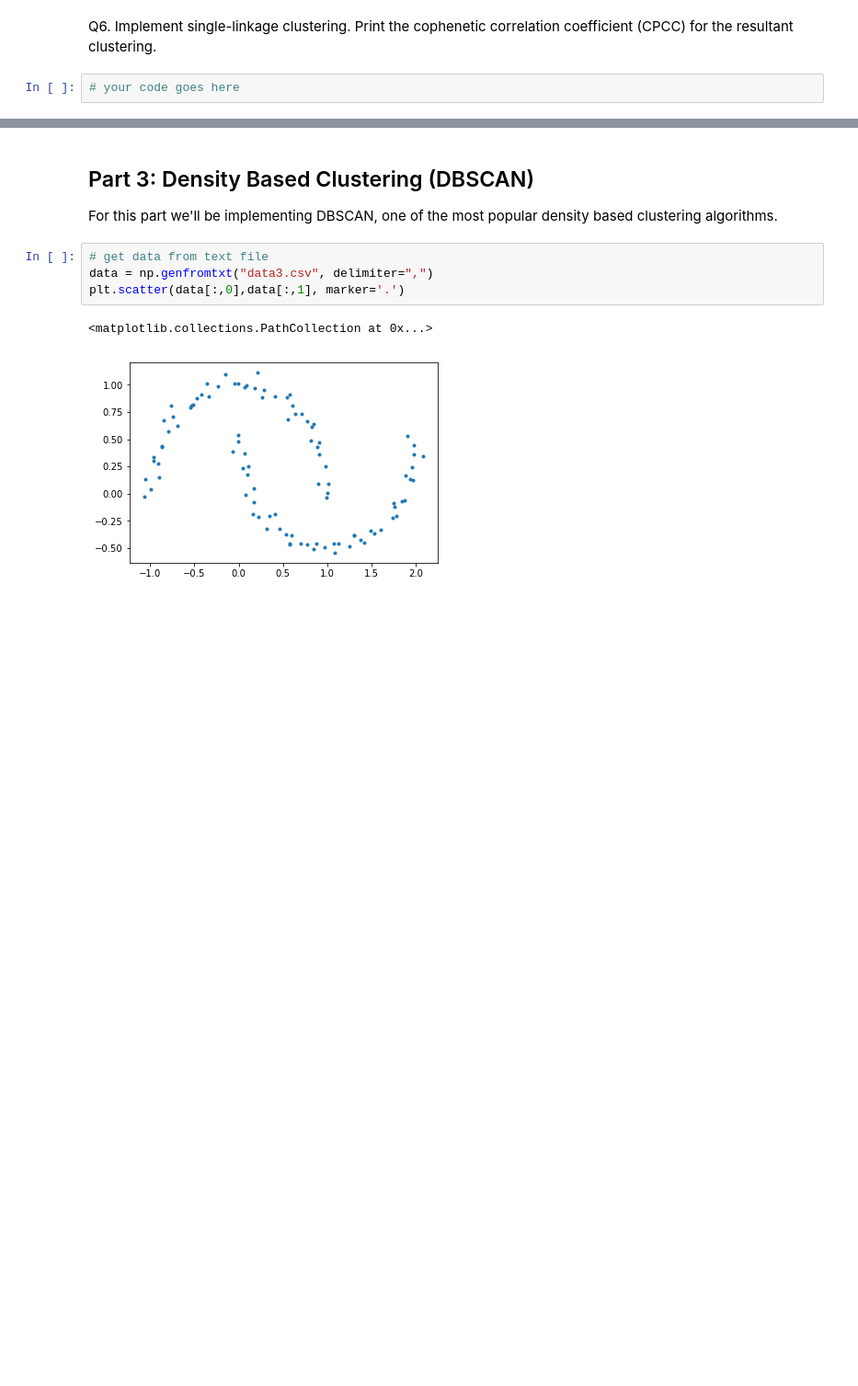
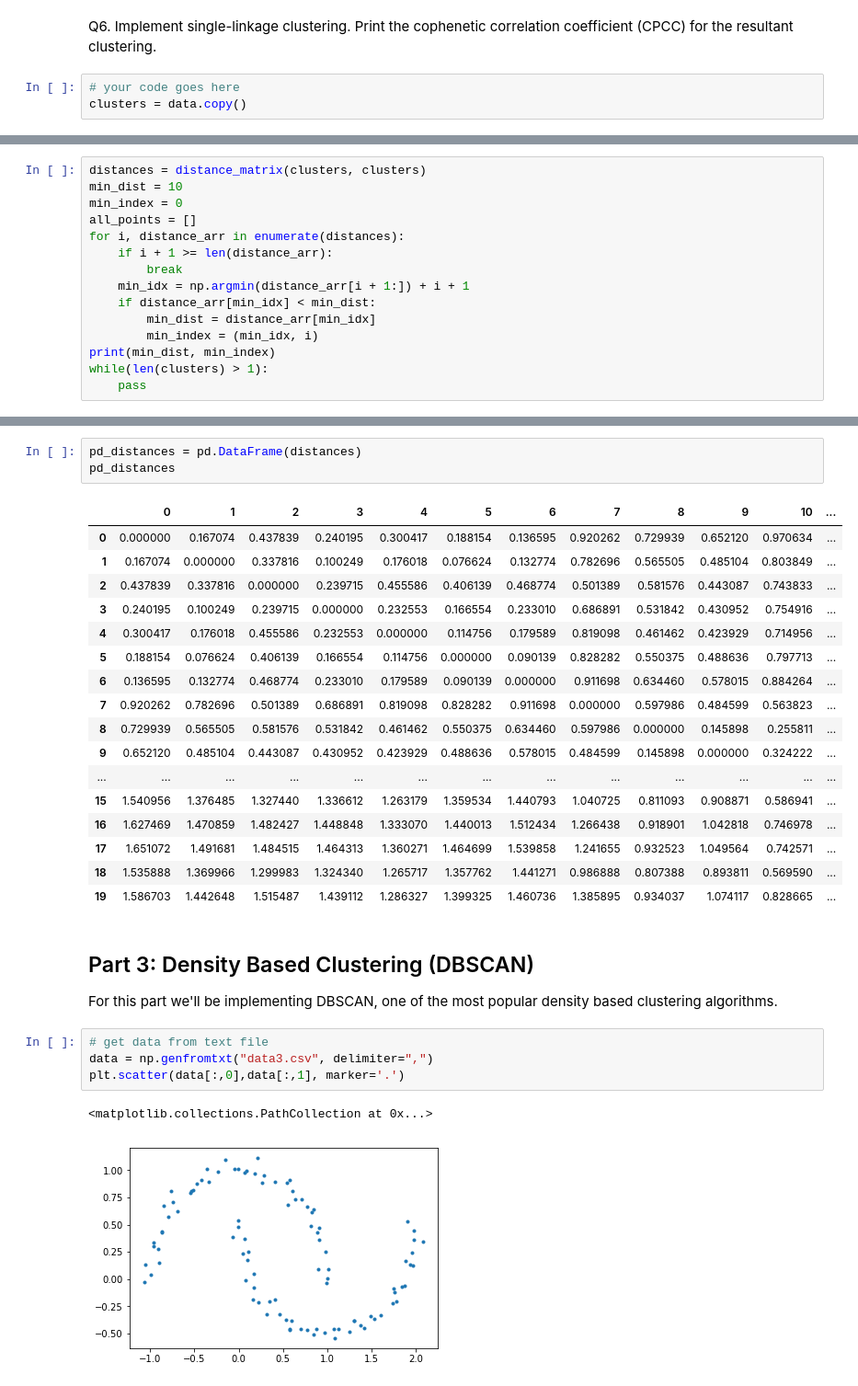
Before and after one commit to PatrickKlingler/CS363D-Assignment-2, a Jupyter notebook: Assignment2.ipynb, the cells around one changed output, grey strips where cells are left out. Shown at 92% size. Drawn from its saved outputs; the diff is of its cells as text; blank space fills up the shorter version.

```diff
--- a/Assignment2.ipynb
+++ b/Assignment2.ipynb
@@ -150,3 +133,4 @@ print (data)
 Q6. Implement single-linkage clustering. Print the cophenetic correlation coefficient (CPCC) for the resultant clustering.
 # %%
 # your code goes here
+clusters = data.copy()
@@ -152,0 +162,15 @@ Q6. Implement single-linkage clustering. Print the cophenetic correlation coeffi
+# %%
+distances = distance_matrix(clusters, clusters)
+min_dist = 10
+min_index = 0
+all_points = []
+for i, distance_arr in enumerate(distances):
+    if i + 1 >= len(distance_arr):
+        break
+    min_idx = np.argmin(distance_arr[i + 1:]) + i + 1
+    if distance_arr[min_idx] < min_dist:
+        min_dist = distance_arr[min_idx]
+        min_index = (min_idx, i)
+print(min_dist, min_index)
+while(len(clusters) > 1):
+    pass
@@ -153,3 +198,24 @@ Q6. Implement single-linkage clustering. Print the cophenetic correlation coeffi
+# %%
+pd_distances = pd.DataFrame(distances)
+pd_distances
+# %% [output]
+|  | 0 | 1 | 2 | 3 | 4 | 5 | 6 | 7 | 8 | 9 | 10 | ... |
+| 0 | 0.000000 | 0.167074 | 0.437839 | 0.240195 | 0.300417 | 0.188154 | 0.136595 | 0.920262 | 0.729939 | 0.652120 | 0.970634 | ... |
+| 1 | 0.167074 | 0.000000 | 0.337816 | 0.100249 | 0.176018 | 0.076624 | 0.132774 | 0.782696 | 0.565505 | 0.485104 | 0.803849 | ... |
+| 2 | 0.437839 | 0.337816 | 0.000000 | 0.239715 | 0.455586 | 0.406139 | 0.468774 | 0.501389 | 0.581576 | 0.443087 | 0.743833 | ... |
+| 3 | 0.240195 | 0.100249 | 0.239715 | 0.000000 | 0.232553 | 0.166554 | 0.233010 | 0.686891 | 0.531842 | 0.430952 | 0.754916 | ... |
+| 4 | 0.300417 | 0.176018 | 0.455586 | 0.232553 | 0.000000 | 0.114756 | 0.179589 | 0.819098 | 0.461462 | 0.423929 | 0.714956 | ... |
+| 5 | 0.188154 | 0.076624 | 0.406139 | 0.166554 | 0.114756 | 0.000000 | 0.090139 | 0.828282 | 0.550375 | 0.488636 | 0.797713 | ... |
+| 6 | 0.136595 | 0.132774 | 0.468774 | 0.233010 | 0.179589 | 0.090139 | 0.000000 | 0.911698 | 0.634460 | 0.578015 | 0.884264 | ... |
+| 7 | 0.920262 | 0.782696 | 0.501389 | 0.686891 | 0.819098 | 0.828282 | 0.911698 | 0.000000 | 0.597986 | 0.484599 | 0.563823 | ... |
+| 8 | 0.729939 | 0.565505 | 0.581576 | 0.531842 | 0.461462 | 0.550375 | 0.634460 | 0.597986 | 0.000000 | 0.145898 | 0.255811 | ... |
+| 9 | 0.652120 | 0.485104 | 0.443087 | 0.430952 | 0.423929 | 0.488636 | 0.578015 | 0.484599 | 0.145898 | 0.000000 | 0.324222 | ... |
+| ... | ... | ... | ... | ... | ... | ... | ... | ... | ... | ... | ... | ... |
+| 15 | 1.540956 | 1.376485 | 1.327440 | 1.336612 | 1.263179 | 1.359534 | 1.440793 | 1.040725 | 0.811093 | 0.908871 | 0.586941 | ... |
+| 16 | 1.627469 | 1.470859 | 1.482427 | 1.448848 | 1.333070 | 1.440013 | 1.512434 | 1.266438 | 0.918901 | 1.042818 | 0.746978 | ... |
+| 17 | 1.651072 | 1.491681 | 1.484515 | 1.464313 | 1.360271 | 1.464699 | 1.539858 | 1.241655 | 0.932523 | 1.049564 | 0.742571 | ... |
+| 18 | 1.535888 | 1.369966 | 1.299983 | 1.324340 | 1.265717 | 1.357762 | 1.441271 | 0.986888 | 0.807388 | 0.893811 | 0.569590 | ... |
+| 19 | 1.586703 | 1.442648 | 1.515487 | 1.439112 | 1.286327 | 1.399325 | 1.460736 | 1.385895 | 0.934037 | 1.074117 | 0.828665 | ... |
 # %% [markdown]
 ## Part 3: Density Based Clustering (DBSCAN)
 
```
Also changed, not shown: parts of 7 cells of this notebook.
